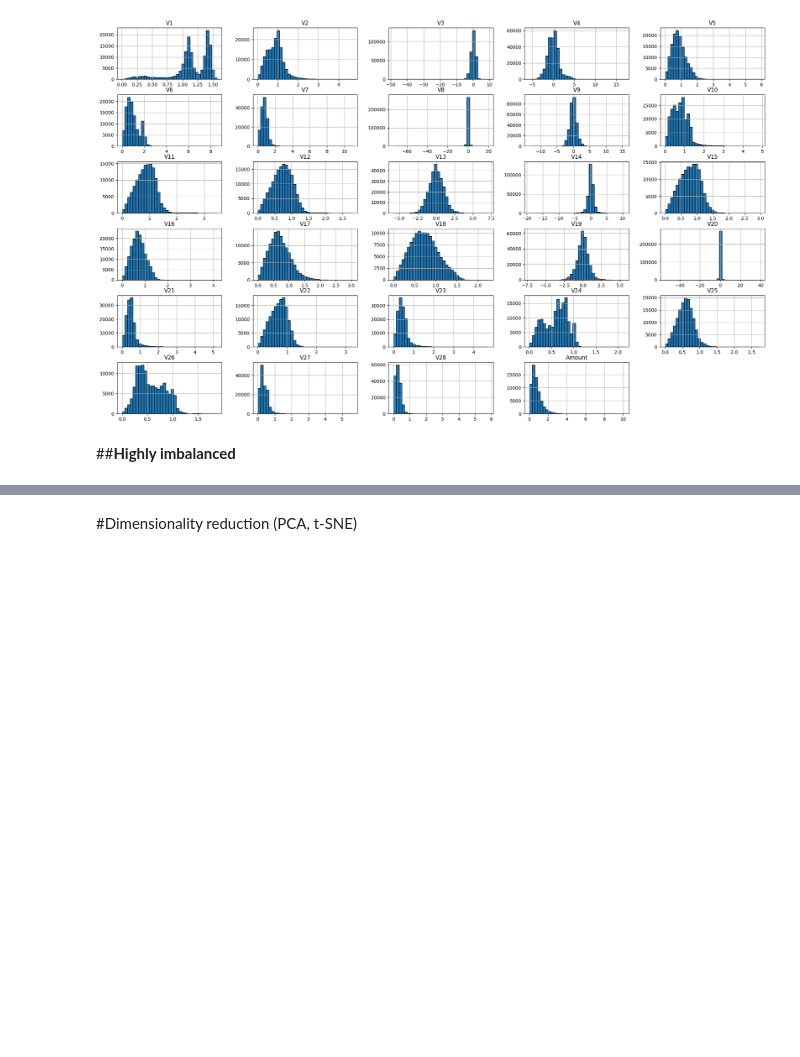
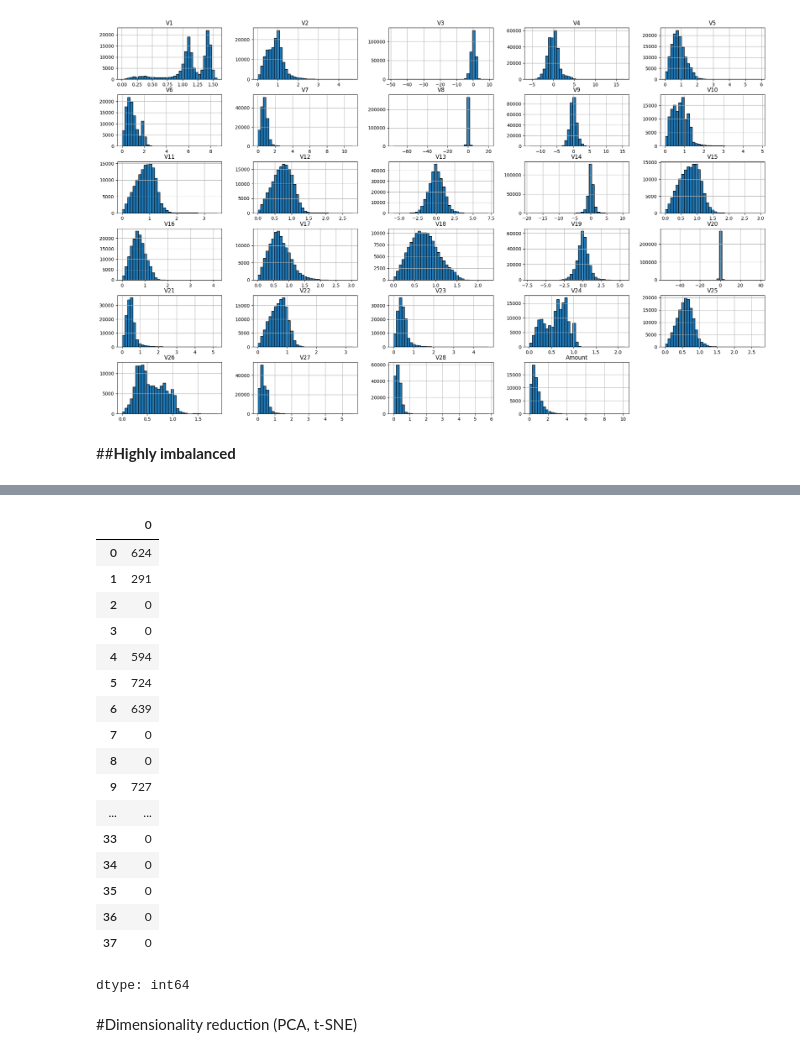
Before and after one commit to Naseem-Ananzeh/Ml2_Final_Project, a Jupyter notebook: ML2_Credit_Card.ipynb, the cells around one changed output, grey strips where cells are left out. Drawn from its saved outputs; the diff is of its cells as text; code cells hidden in the pictures; blank space fills up the shorter version.

```diff
--- a/ML2_Credit_Card.ipynb
+++ b/ML2_Credit_Card.ipynb
@@ -242,3 +206,24 @@ plt.show()
+# %%
+pd.DataFrame(x_scaled).isnull().sum()
+# %% [output]
+|  | 0 |
+| 0 | 624 |
+| 1 | 291 |
+| 2 | 0 |
+| 3 | 0 |
+| 4 | 594 |
+| 5 | 724 |
+| 6 | 639 |
+| 7 | 0 |
+| 8 | 0 |
+| 9 | 727 |
+| ... | ... |
+| 33 | 0 |
+| 34 | 0 |
+| 35 | 0 |
+| 36 | 0 |
+| 37 | 0 |
+dtype: int64
 # %% [markdown]
 #Dimensionality reduction (PCA, t-SNE)
 # %%
```
Also changed, not shown: parts of 8 cells of this notebook.
